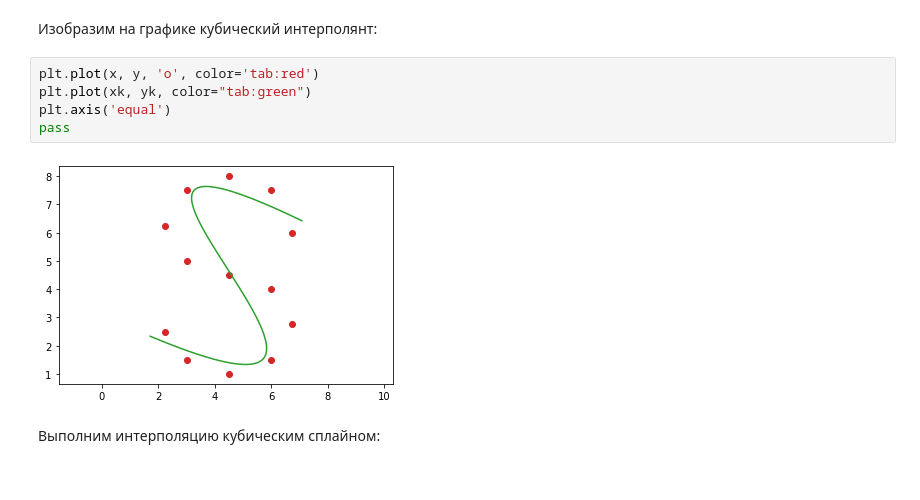
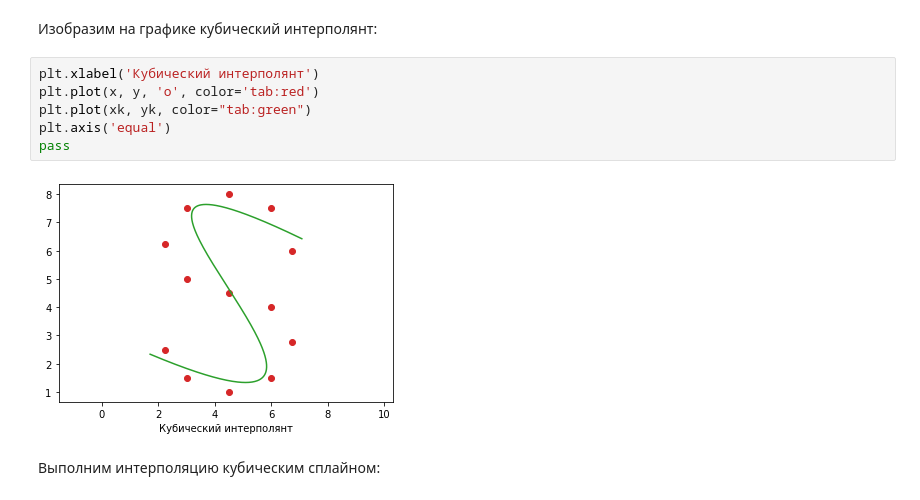
Before and after one commit to farkas51/Interpolation, a Jupyter notebook: Interp.ipynb, the cells around one changed output. Drawn from its saved outputs; the diff is of its cells as text.

```diff
--- a/Interp.ipynb
+++ b/Interp.ipynb
@@ -120,12 +122,13 @@ yk = np.polyval(e, lnp)
 # %% [markdown]
 Изобразим на графике кубический интерполянт:
 # %%
+plt.xlabel('Кубический интерполянт')
 plt.plot(x, y, 'o', color='tab:red')
 plt.plot(xk, yk, color="tab:green")
 plt.axis('equal')
 pass
 # %% [output]
-[figure, old version]
+[figure, new version]
 # %% [markdown]
 Выполним интерполяцию кубическим сплайном:
 # %%
```
Also changed, not shown: parts of 3 cells of this notebook.
